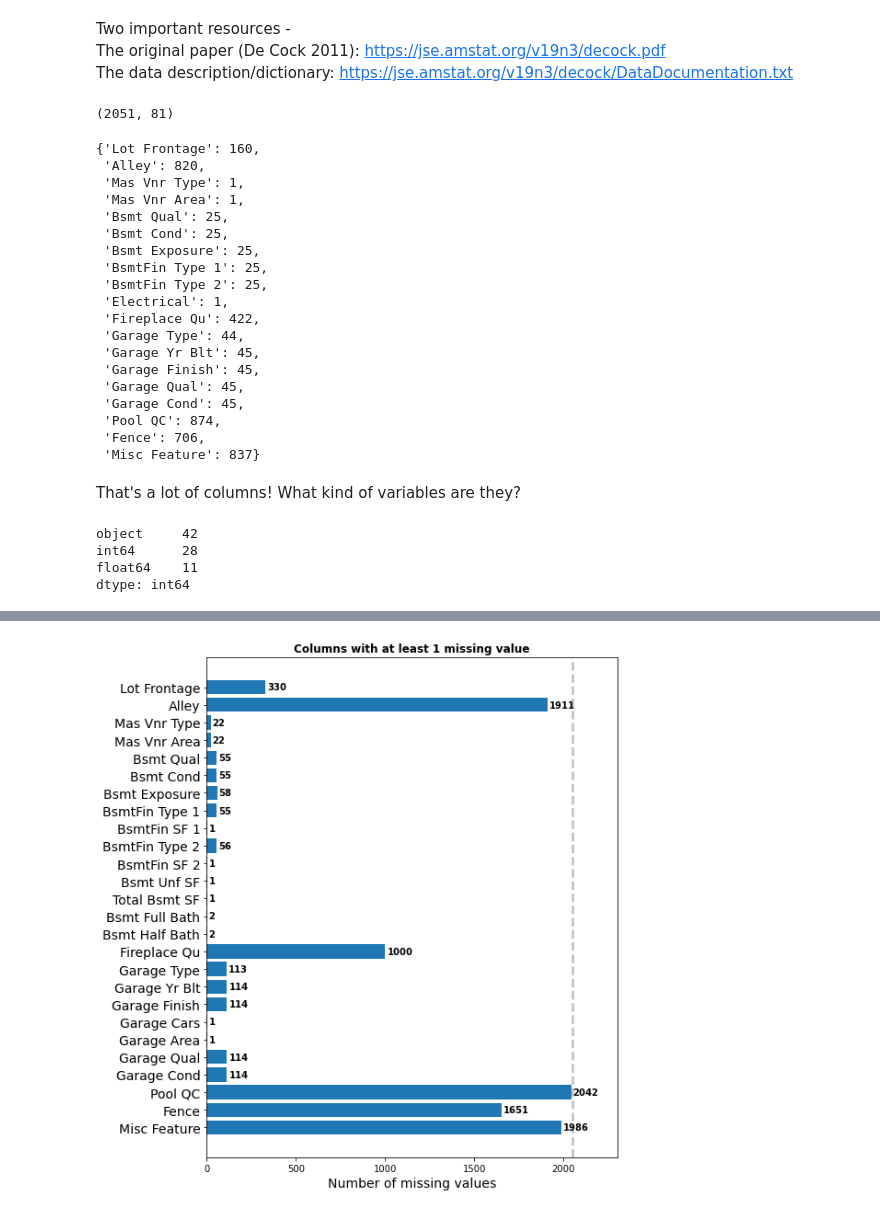
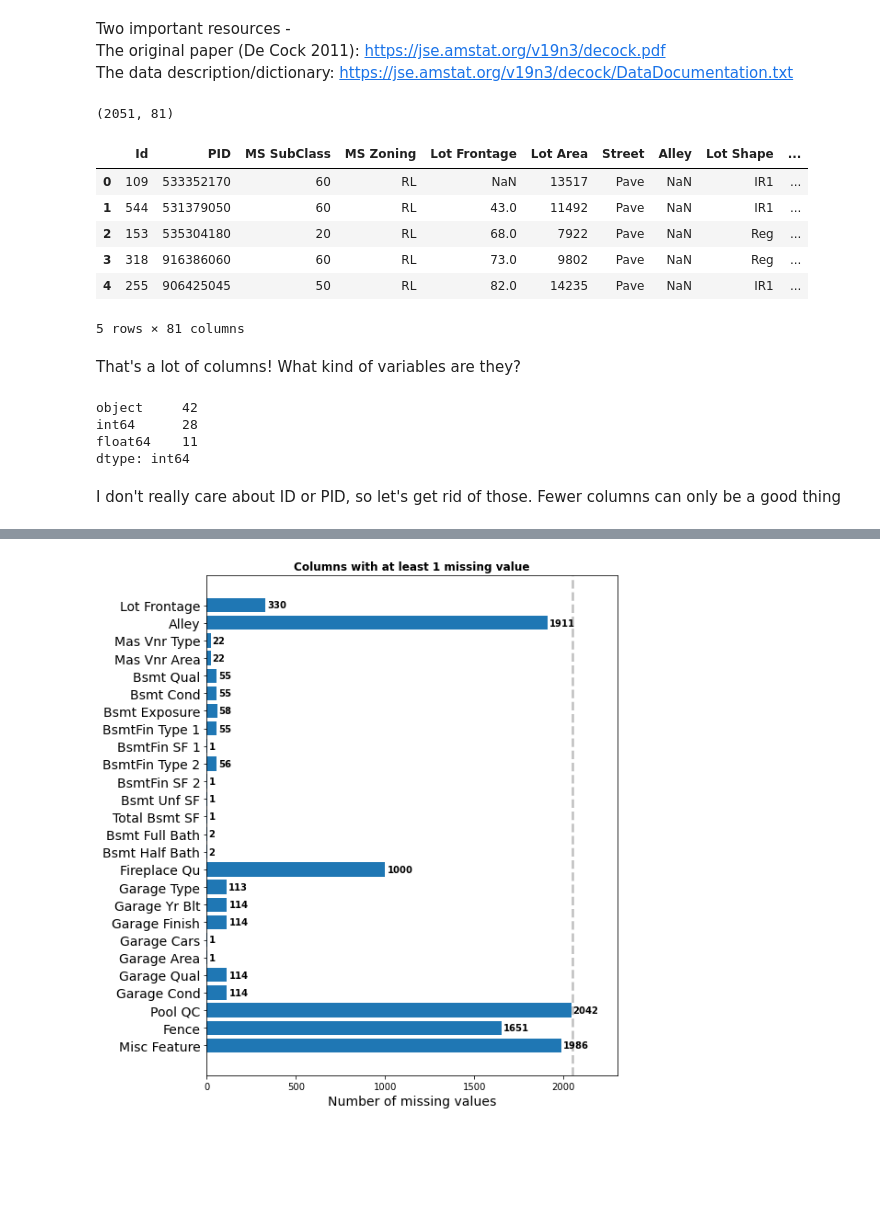
Before and after one commit to martijndevries/AmesHousingPrices, a Jupyter notebook: code/data_cleaning.ipynb, the cells around one changed output, grey strips where cells are left out. Saved outputs shown, nothing was run; the diff lists cells and outputs as text; code cells hidden in the pictures; blank space fills up the shorter version.

```diff
--- a/code/data_cleaning.ipynb
+++ b/code/data_cleaning.ipynb
@@ -28,38 +28,25 @@ from matplotlib import pyplot as plt
 # %%
 #let's have some basic info about what the data looks like
 ames_df = pd.read_csv('../datasets/train.csv')
 print(ames_df.shape)
+ames_df.head()
 # %% [output]
 (2051, 81)
+|  | Id | PID | MS SubClass | MS Zoning | Lot Frontage | Lot Area | Street | Alley | Lot Shape | ... |
+| 0 | 109 | 533352170 | 60 | RL | NaN | 13517 | Pave | NaN | IR1 | ... |
+| 1 | 544 | 531379050 | 60 | RL | 43.0 | 11492 | Pave | NaN | IR1 | ... |
+| 2 | 153 | 535304180 | 20 | RL | 68.0 | 7922 | Pave | NaN | Reg | ... |
+| 3 | 318 | 916386060 | 60 | RL | 73.0 | 9802 | Pave | NaN | Reg | ... |
+| 4 | 255 | 906425045 | 50 | RL | 82.0 | 14235 | Pave | NaN | IR1 | ... |
+5 rows × 81 columns
-# %%
-ames_df2 = pd.read_csv('../datasets/test.csv')
-{k:v for k,v in zip(ames_df2.isna().sum().index, ames_df2.isna().sum().values) if v > 0}
-# %% [output]
-{'Lot Frontage': 160,
- 'Alley': 820,
- 'Mas Vnr Type': 1,
- 'Mas Vnr Area': 1,
- 'Bsmt Qual': 25,
- 'Bsmt Cond': 25,
- 'Bsmt Exposure': 25,
- 'BsmtFin Type 1': 25,
- 'BsmtFin Type 2': 25,
- 'Electrical': 1,
- 'Fireplace Qu': 422,
- 'Garage Type': 44,
- 'Garage Yr Blt': 45,
- 'Garage Finish': 45,
- 'Garage Qual': 45,
- 'Garage Cond': 45,
- 'Pool QC': 874,
- 'Fence': 706,
- 'Misc Feature': 837}
 # %% [markdown]
 That's a lot of columns! What kind of variables are they?
-# %%
-print(ames_df.dtypes.value_counts())
-# %% [output]
-object     42
-int64      28
-float64    11
-dtype: int64
+# %%
+print(ames_df.dtypes.value_counts())
+# %% [output]
+object     42
+int64      28
+float64    11
+dtype: int64
+# %% [markdown]
+I don't really care about ID or PID, so let's get rid of those. Fewer columns can only be a good thing
```
Also changed, not shown: parts of 26 cells of this notebook, 3 other files.
